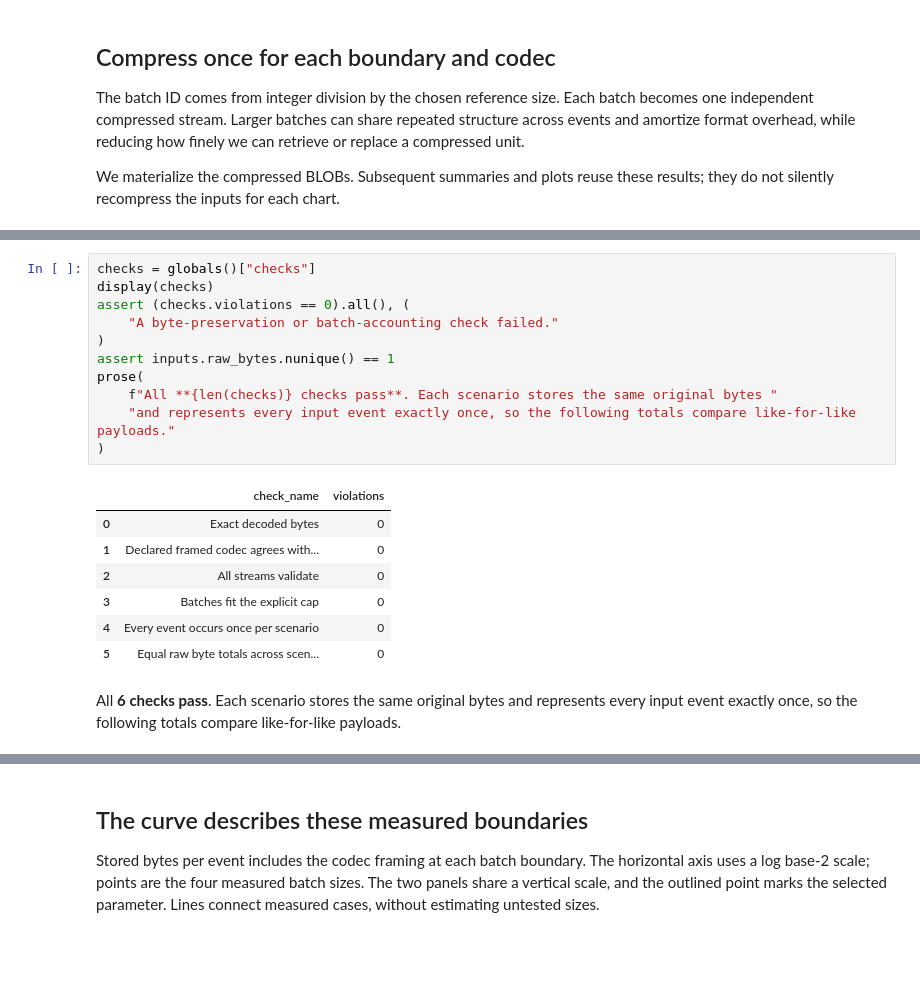
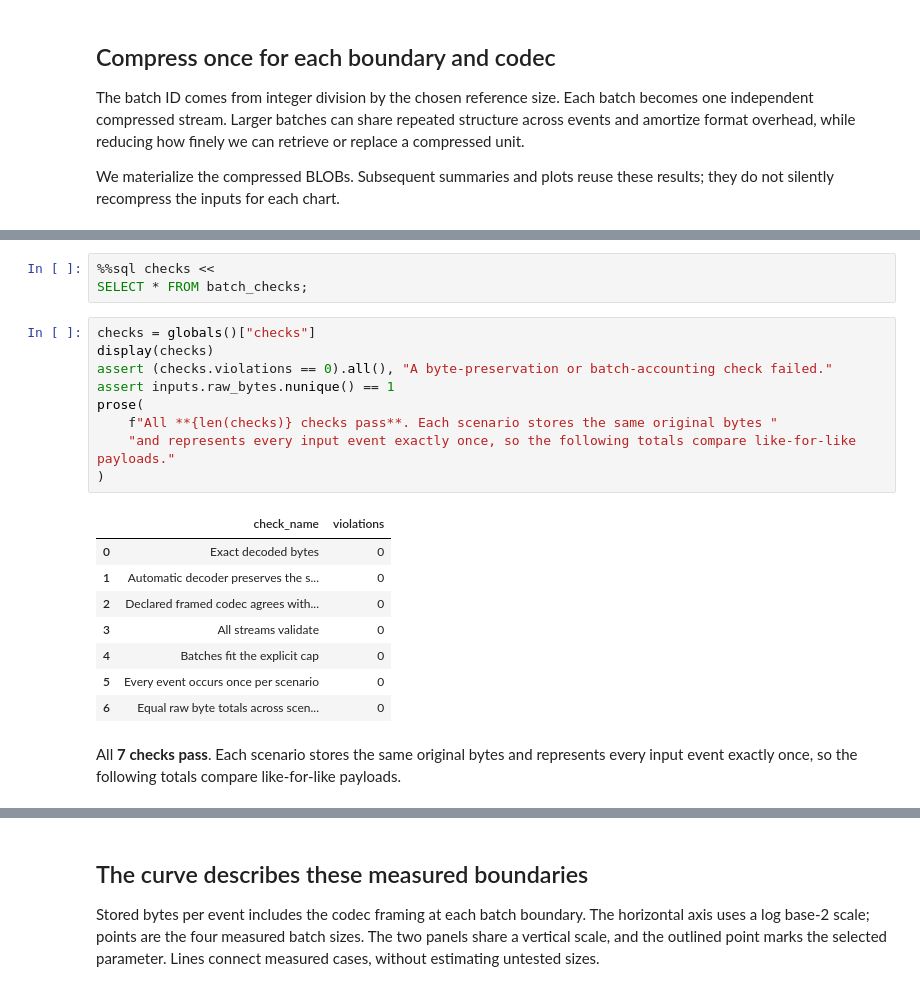
Before and after one commit to Query-farm/vgi-compress, a Jupyter notebook: notebooks/01_where_to_put_the_batch_boundary.ipynb, the cells around one changed output, grey strips where cells are left out. Saved outputs shown, nothing was run; the diff lists cells and outputs as text; blank space fills up the shorter version.

```diff
--- a/notebooks/01_where_to_put_the_batch_boundary.ipynb
+++ b/notebooks/01_where_to_put_the_batch_boundary.ipynb
@@ -217,21 +244,23 @@ SELECT 'Equal raw byte totals across scenarios', count(*) FROM (
+# %%
+%%sql checks <<
+SELECT * FROM batch_checks;
 # %%
 checks = globals()["checks"]
 display(checks)
-assert (checks.violations == 0).all(), (
-    "A byte-preservation or batch-accounting check failed."
-)
+assert (checks.violations == 0).all(), "A byte-preservation or batch-accounting check failed."
 assert inputs.raw_bytes.nunique() == 1
 prose(
     f"All **{len(checks)} checks pass**. Each scenario stores the same original bytes "
     "and represents every input event exactly once, so the following totals compare like-for-like payloads."
 )
 # %% [output]
 |  | check_name | violations |
 | 0 | Exact decoded bytes | 0 |
-| 1 | Declared framed codec agrees with... | 0 |
-| 2 | All streams validate | 0 |
-| 3 | Batches fit the explicit cap | 0 |
-| 4 | Every event occurs once per scenario | 0 |
-| 5 | Equal raw byte totals across scen... | 0 |
+| 1 | Automatic decoder preserves the s... | 0 |
+| 2 | Declared framed codec agrees with... | 0 |
+| 3 | All streams validate | 0 |
+| 4 | Batches fit the explicit cap | 0 |
+| 5 | Every event occurs once per scenario | 0 |
+| 6 | Equal raw byte totals across scen... | 0 |
-All **6 checks pass**. Each scenario stores the same original bytes and represents every input event exactly once, so the following totals compare like-for-like payloads.
+All **7 checks pass**. Each scenario stores the same original bytes and represents every input event exactly once, so the following totals compare like-for-like payloads.
 # %%
```
Also changed, not shown: parts of 27 cells of this notebook, 11 other files.
